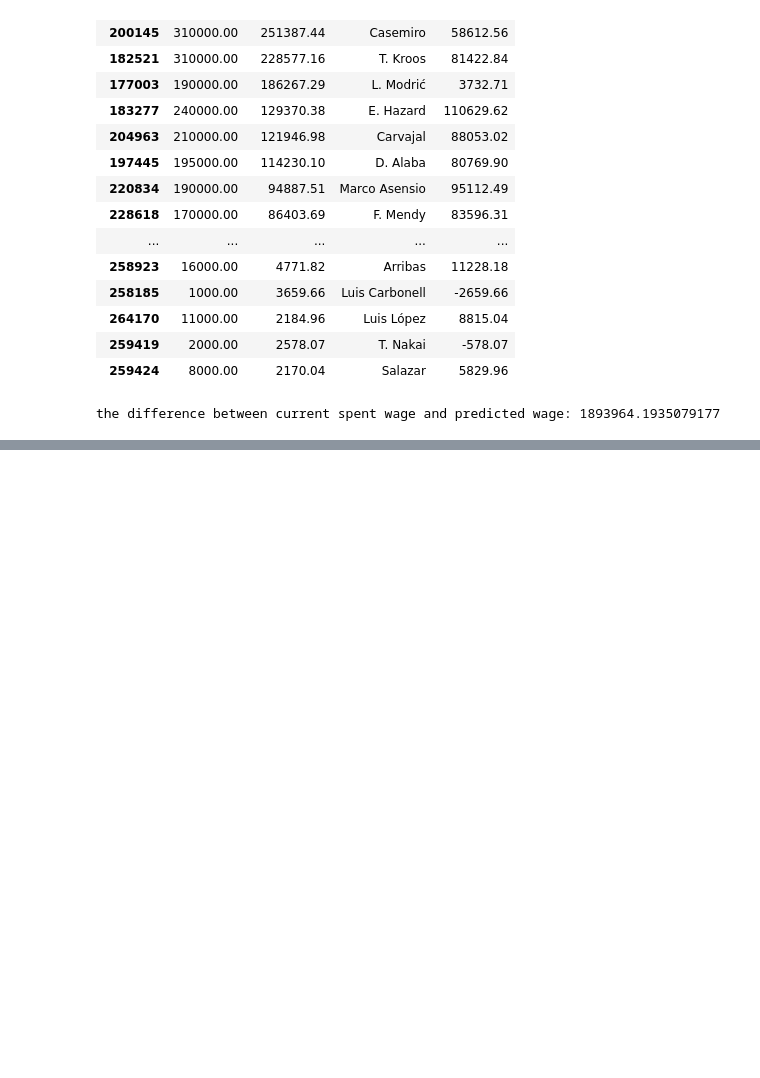
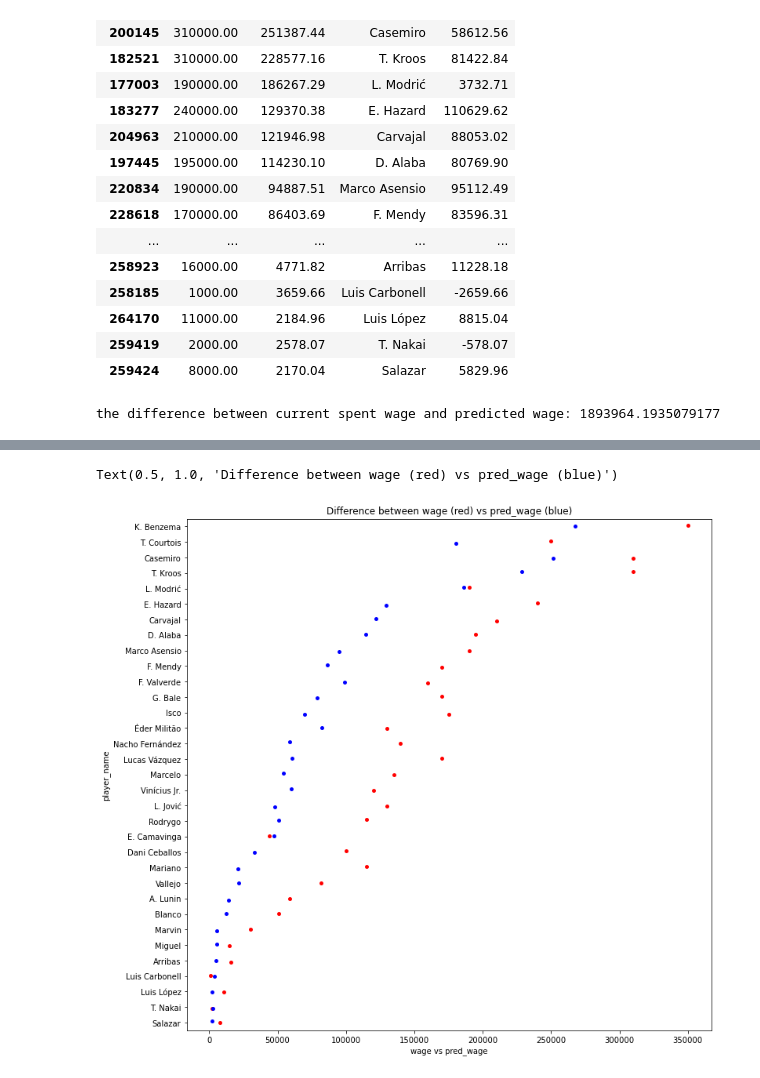
Before and after one commit to ironhack-bcn-data-pt/PR06-Machine-Learning-Group-Project, a Jupyter notebook: LazyModels.ipynb, the cells around one changed output, grey strips where cells are left out. Cells and saved outputs as stored; diff of their text form; code cells hidden in the pictures; blank space fills up the shorter version.

```diff
--- a/LazyModels.ipynb
+++ b/LazyModels.ipynb
@@ -869,3 +882,9 @@ total_differnce_M = df_M.wage_eur.sum() - df_M.wage_pred.sum()
 print(f'the difference between current spent wage and predicted wage: {total_differnce_M}')
 # %% [output]
 the difference between current spent wage and predicted wage: 1893964.1935079177
+# %%
+sns.stripplot(x=df_M.wage_eur,y=df_M.player_name,color='red')
+sns.stripplot(x=df_M.wage_pred,y=df_M.player_name,color='blue')
+plt.xlabel('wage vs pred_wage')
+plt.title('Difference between wage (red) vs pred_wage (blue)')
+# %% [output]
@@ -871,0 +895,2 @@ the difference between current spent wage and predicted wage: 1893964.1935079177
+Text(0.5, 1.0, 'Difference between wage (red) vs pred_wage (blue)')
+[figure, added]
```
Also changed, not shown: parts of 4 cells of this notebook, 4 other files.
